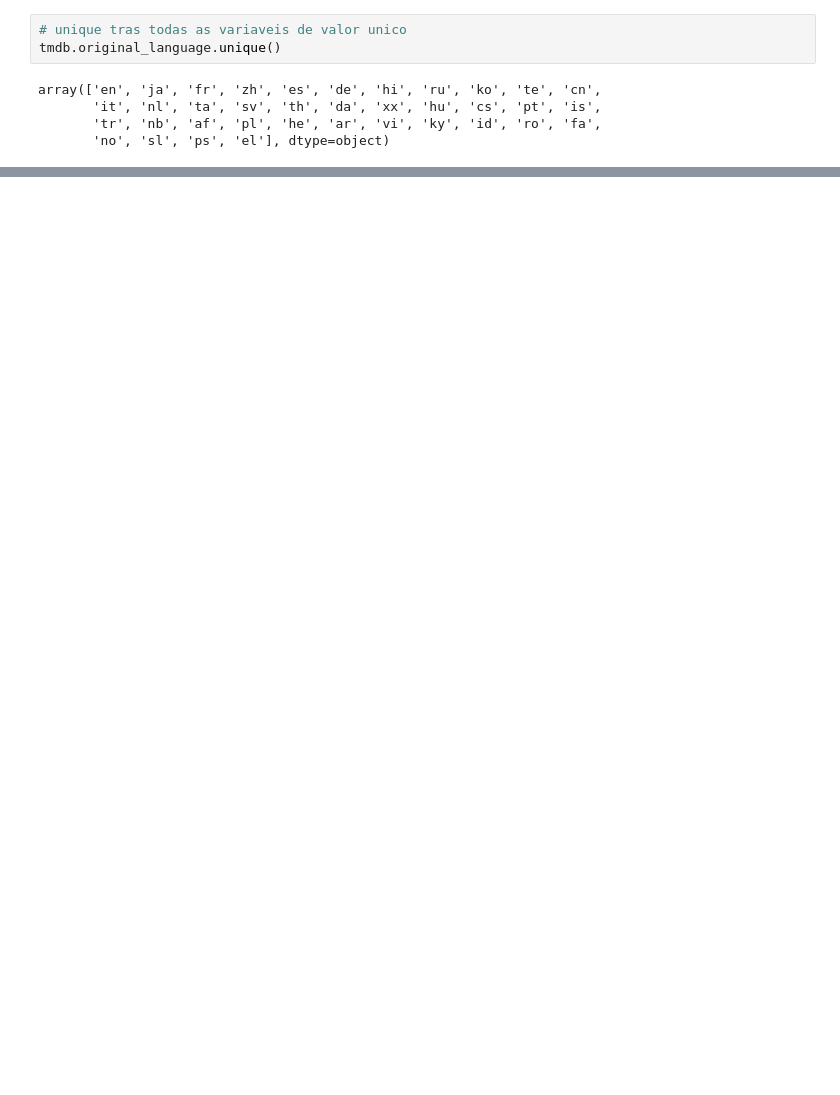
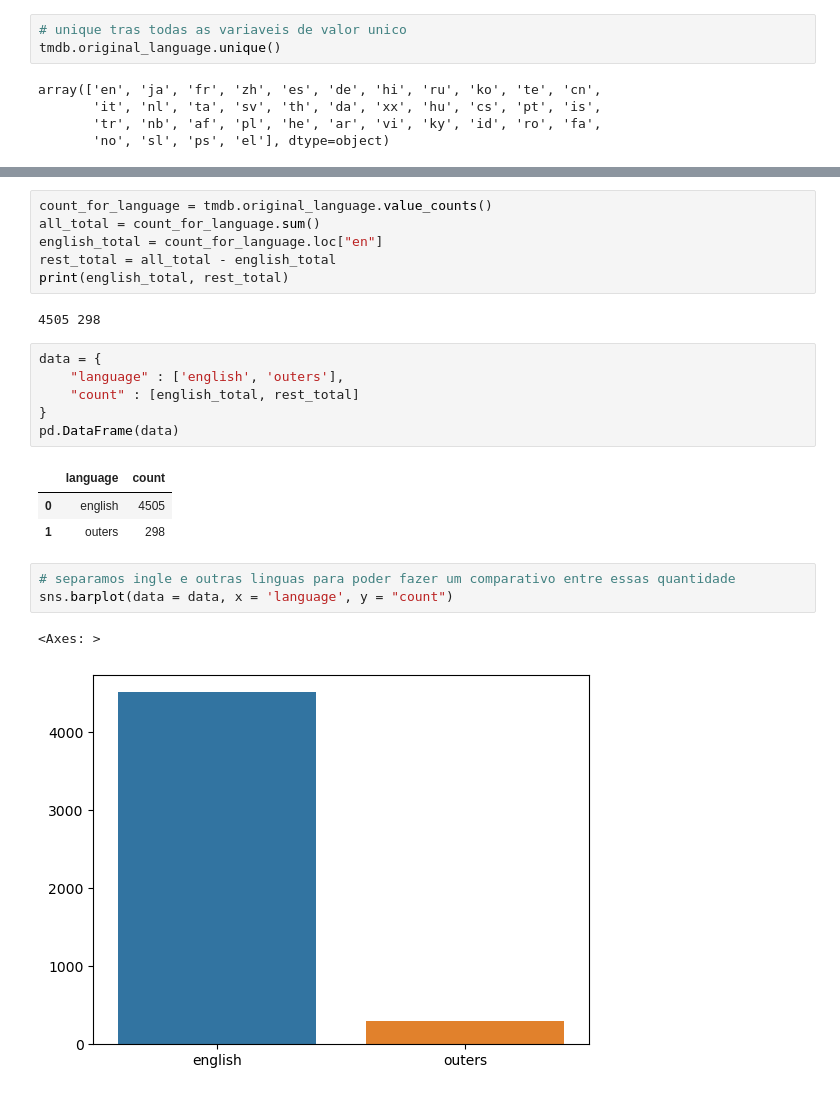
Before and after one commit to byPedroCruzDev/rating-movies, a Jupyter notebook: Untitled.ipynb, the cells around one changed output, grey strips where cells are left out. Saved outputs shown, nothing was run; the diff lists cells and outputs as text; blank space fills up the shorter version.

```diff
--- a/Untitled.ipynb
+++ b/Untitled.ipynb
@@ -150,0 +195,24 @@ array(['en', 'ja', 'fr', 'zh', 'es', 'de', 'hi', 'ru', 'ko', 'te', 'cn',
+# %%
+count_for_language = tmdb.original_language.value_counts()
+all_total = count_for_language.sum()
+english_total = count_for_language.loc["en"]
+rest_total = all_total - english_total
+print(english_total, rest_total)
+# %% [output]
+4505 298
+# %%
+data = {
+    "language" : ['english', 'outers'],
+    "count" : [english_total, rest_total]
+}
+pd.DataFrame(data)
+# %% [output]
+|  | language | count |
+| 0 | english | 4505 |
+| 1 | outers | 298 |
+# %%
+# separamos ingle e outras linguas para poder fazer um comparativo entre essas quantidade
+sns.barplot(data = data, x = 'language', y = "count")
+# %% [output]
+<Axes: >
+[figure, added]
```
Also changed, not shown: parts of 7 cells of this notebook.
